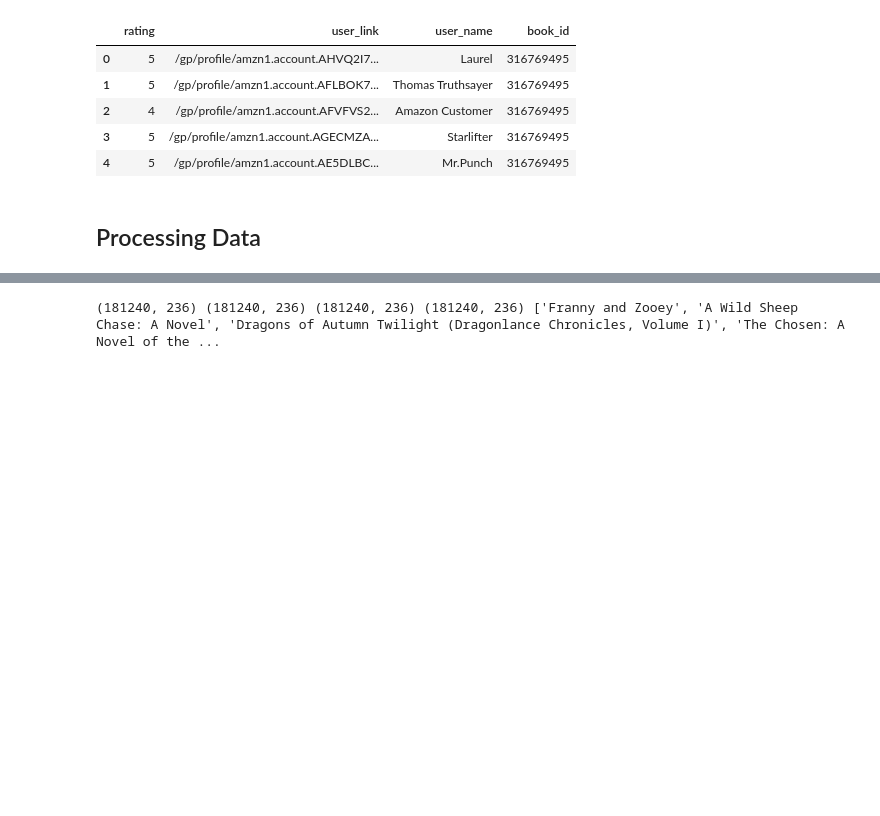
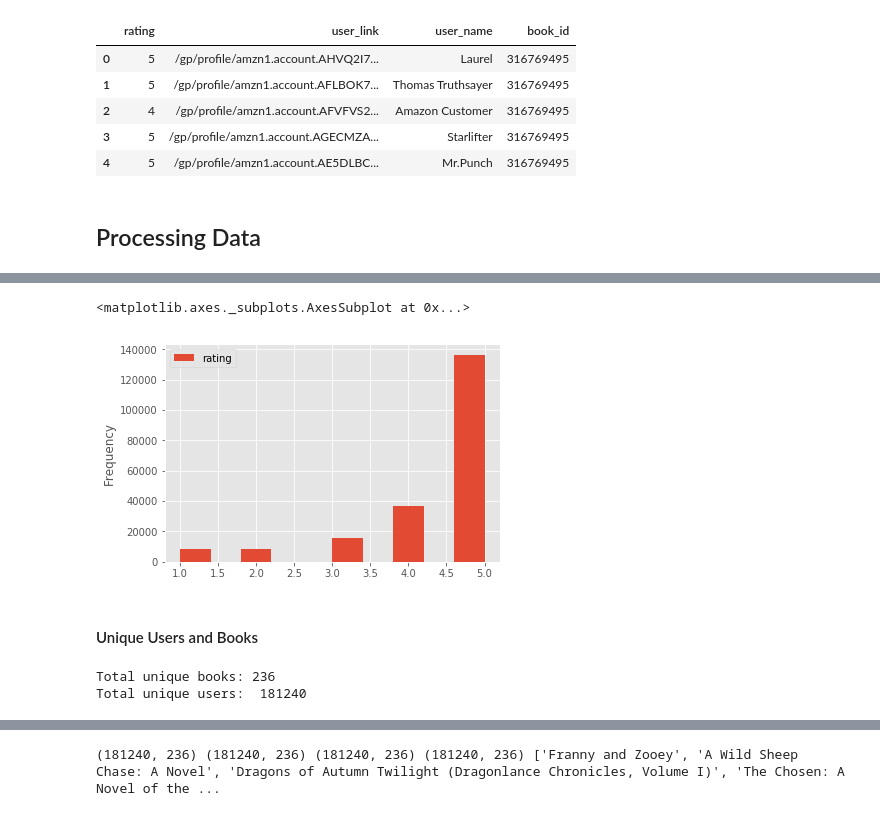
Before and after one commit to arpitchaudhary/book_recommendation, a Jupyter notebook: Final Project.ipynb, the cells around one changed output, grey strips where cells are left out. Drawn from its saved outputs; the diff is of its cells as text; code cells hidden in the pictures; blank space fills up the shorter version.

```diff
--- a/Final Project.ipynb
+++ b/Final Project.ipynb
@@ -58,0 +126,15 @@ book_revs.head()
+# %%
+book_revs.plot(y='rating', kind = 'hist')
+# %% [output]
+<matplotlib.axes._subplots.AxesSubplot at 0x...>
+[figure, added]
+# %% [markdown]
+#### Unique Users and Books
+# %%
+book_ID = book_revs['book_id'].unique()
+user_ID = book_revs['user_id'].unique()
+print('Total unique books:', len(book_ID))
+print('Total unique users: ', len(user_ID))
+# %% [output]
+Total unique books: 236
+Total unique users:  181240
```
Also changed, not shown: parts of 56 cells of this notebook.
